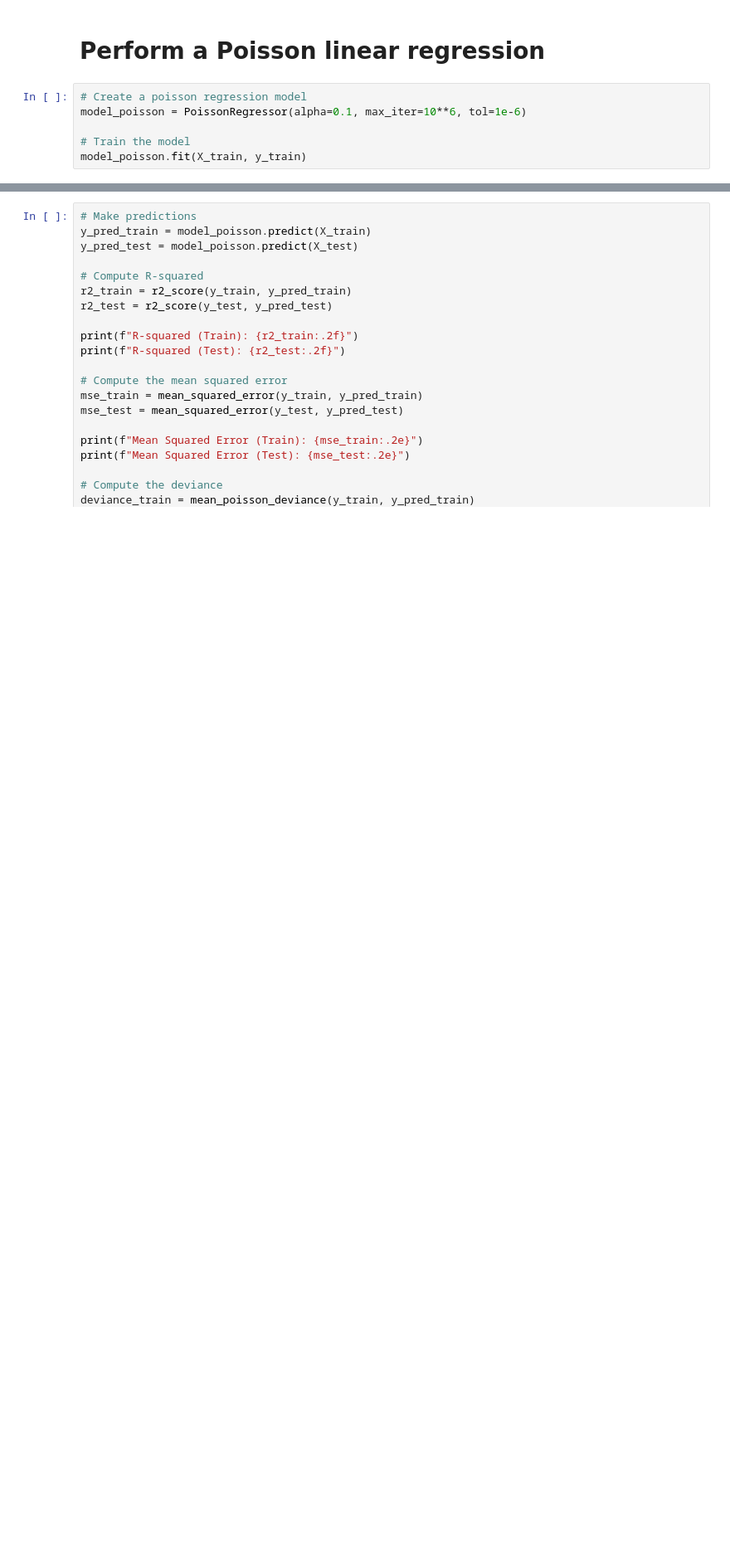
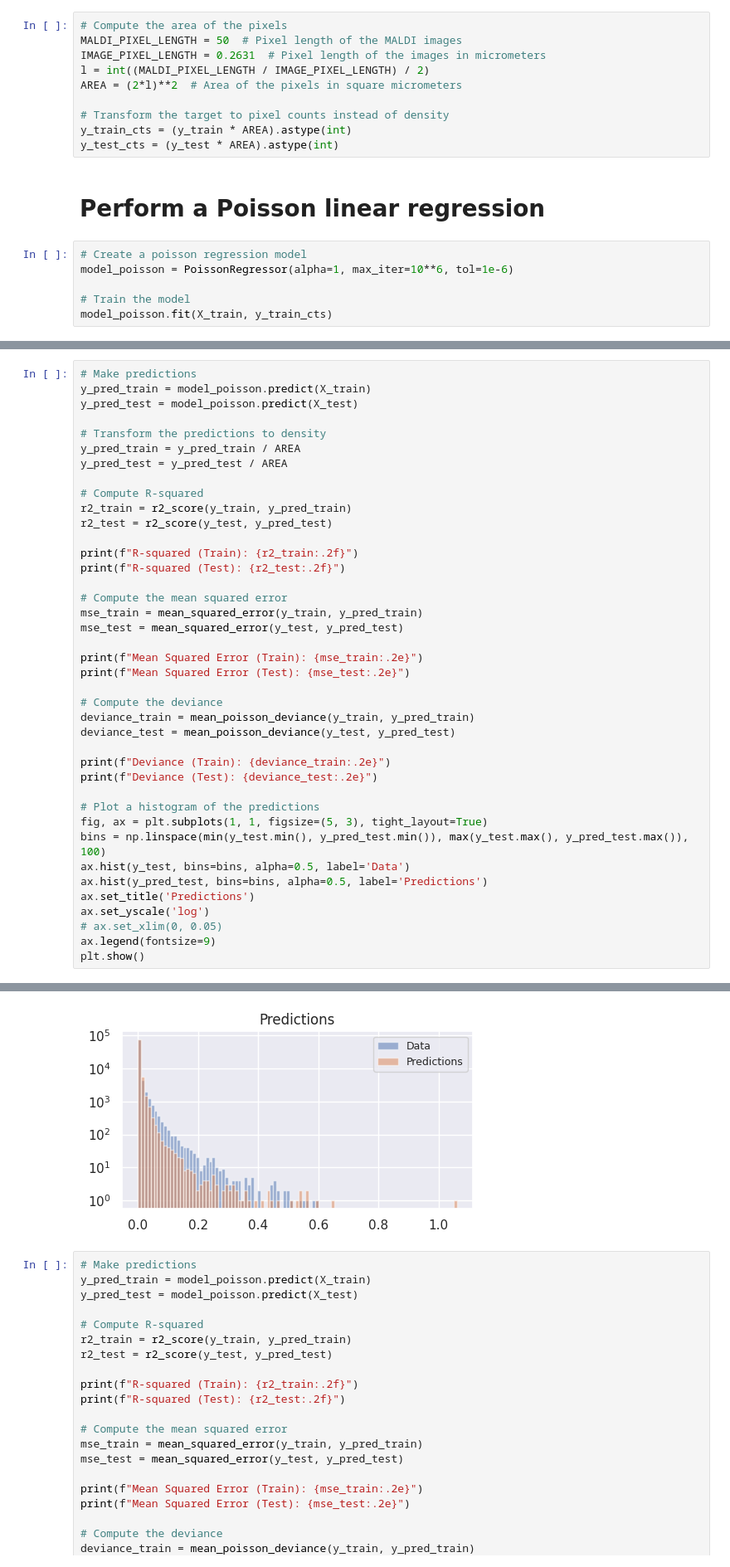
Before and after one commit to GeNeHetX/MALDI-balanced, a Jupyter notebook: linear_regression_poisson.ipynb, the cells around one changed output, grey strips where cells are left out. Shown at 83% size. Saved outputs shown, nothing was run; the diff lists cells and outputs as text; blank space fills up the shorter version.

Commit message:
Use counts

```diff
--- a/linear_regression_poisson.ipynb
+++ b/linear_regression_poisson.ipynb
@@ -82,8 +78,18 @@ y_test_rms = np.sqrt(y_test)
+# %%
+# Compute the area of the pixels
+MALDI_PIXEL_LENGTH = 50  # Pixel length of the MALDI images
+IMAGE_PIXEL_LENGTH = 0.2631  # Pixel length of the images in micrometers
+l = int((MALDI_PIXEL_LENGTH / IMAGE_PIXEL_LENGTH) / 2)
+AREA = (2*l)**2  # Area of the pixels in square micrometers
+
+# Transform the target to pixel counts instead of density
+y_train_cts = (y_train * AREA).astype(int)
+y_test_cts = (y_test * AREA).astype(int)
 # %% [markdown]
 # Perform a Poisson linear regression
 # %%
 # Create a poisson regression model
-model_poisson = PoissonRegressor(alpha=0.1, max_iter=10**6, tol=1e-6)
+model_poisson = PoissonRegressor(alpha=1, max_iter=10**6, tol=1e-6)
 
 # Train the model
-model_poisson.fit(X_train, y_train)
+model_poisson.fit(X_train, y_train_cts)
@@ -91,0 +96,41 @@ PoissonRegressor(alpha=0.1, max_iter=1000000, tol=1e-06)
+# %%
+# Make predictions
+y_pred_train = model_poisson.predict(X_train)
+y_pred_test = model_poisson.predict(X_test)
+
+# Transform the predictions to density
+y_pred_train = y_pred_train / AREA
+y_pred_test = y_pred_test / AREA
+
+# Compute R-squared
+r2_train = r2_score(y_train, y_pred_train)
+r2_test = r2_score(y_test, y_pred_test)
+
+print(f"R-squared (Train): {r2_train:.2f}")
+print(f"R-squared (Test): {r2_test:.2f}")
+
+# Compute the mean squared error
+mse_train = mean_squared_error(y_train, y_pred_train)
+mse_test = mean_squared_error(y_test, y_pred_test)
+
+print(f"Mean Squared Error (Train): {mse_train:.2e}")
+print(f"Mean Squared Error (Test): {mse_test:.2e}")
+
+# Compute the deviance
+deviance_train = mean_poisson_deviance(y_train, y_pred_train)
+deviance_test = mean_poisson_deviance(y_test, y_pred_test)
+
+print(f"Deviance (Train): {deviance_train:.2e}")
+print(f"Deviance (Test): {deviance_test:.2e}")
+
+# Plot a histogram of the predictions
+fig, ax = plt.subplots(1, 1, figsize=(5, 3), tight_layout=True)
+bins = np.linspace(min(y_test.min(), y_pred_test.min()), max(y_test.max(), y_pred_test.max()), 100)
+ax.hist(y_test, bins=bins, alpha=0.5, label='Data')
+ax.hist(y_pred_test, bins=bins, alpha=0.5, label='Predictions')
+ax.set_title('Predictions')
+ax.set_yscale('log')
+# ax.set_xlim(0, 0.05)
+ax.legend(fontsize=9)
+plt.show()
+# %% [output]
@@ -92,3 +143,4 @@ PoissonRegressor(alpha=0.1, max_iter=1000000, tol=1e-06)
+[figure, added]
 # %%
 # Make predictions
 y_pred_train = model_poisson.predict(X_train)
```
Also changed, not shown: parts of 12 cells of this notebook.
